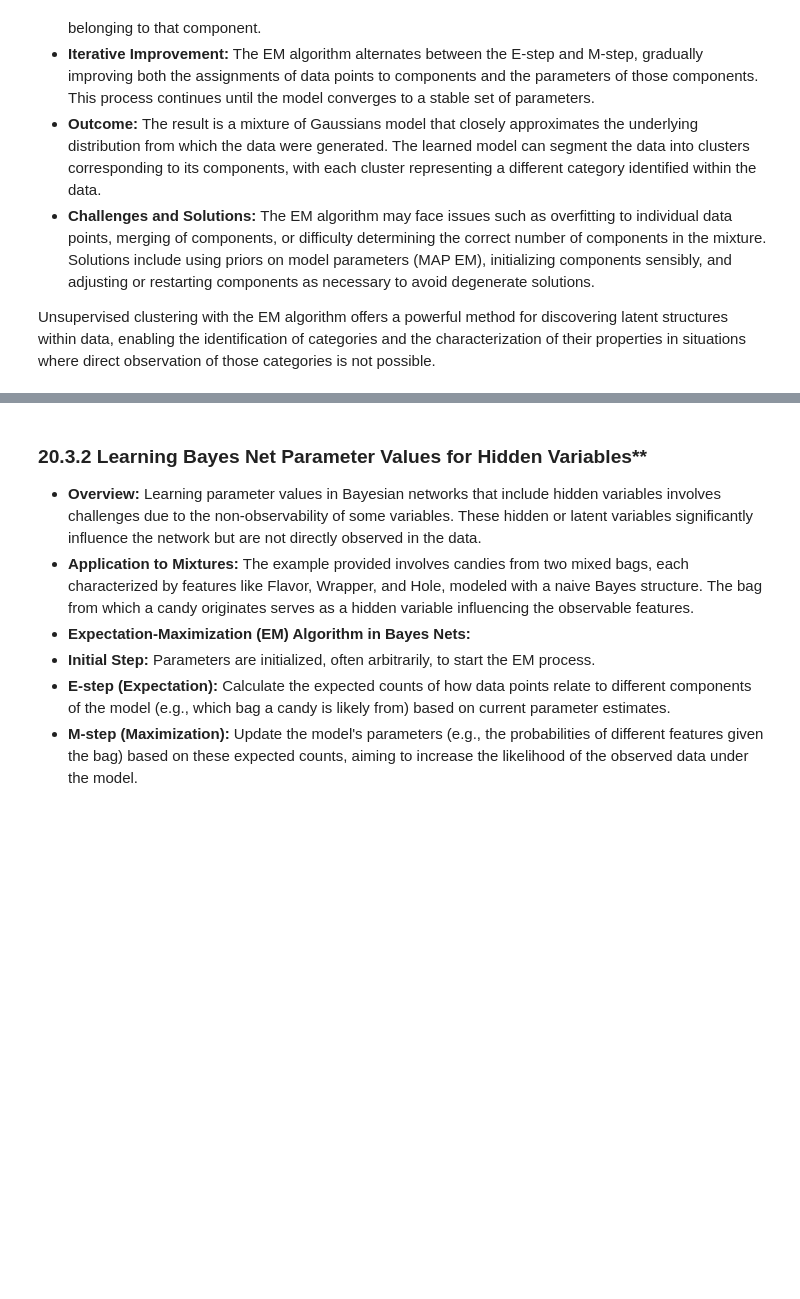
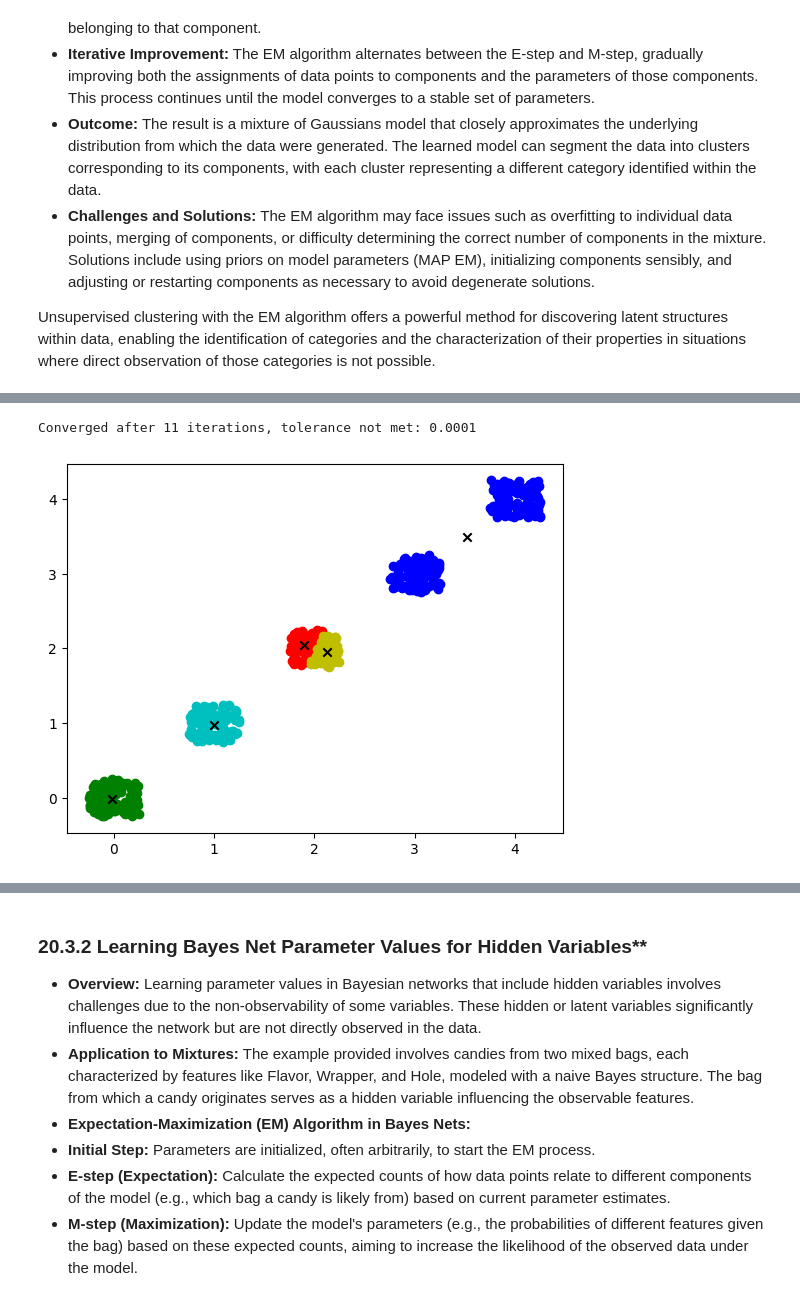
Before and after one commit to ValRCS/RBS_PBM773_Introduction_to_AI, a Jupyter notebook: notebooks/ch20_learning_probabilistic_models.ipynb, the cells around one changed output, grey strips where cells are left out. Saved outputs shown, nothing was run; the diff lists cells and outputs as text; code cells hidden in the pictures; blank space fills up the shorter version.

```diff
--- a/notebooks/ch20_learning_probabilistic_models.ipynb
+++ b/notebooks/ch20_learning_probabilistic_models.ipynb
@@ -338,0 +415,13 @@ Unsupervised clustering with the EM algorithm offers a powerful method for disco
+# %%
+# let's try this with a seed
+clusters, centroids = k_means(data, k=5, seed=2024)
+# let's plot the clusters
+colors = ['r', 'g', 'b', 'y', 'c']
+for i in range(5):
+    for d in clusters[i]:
+        plt.scatter(d[0], d[1], c=colors[i])
+    plt.scatter(centroids[i][0], centroids[i][1], c='k', marker='x')
+plt.show()
+# %% [output]
+Converged after 11 iterations, tolerance not met: 0.0001
+[figure, added]
```
Also changed, not shown: parts of 10 cells of this notebook.
